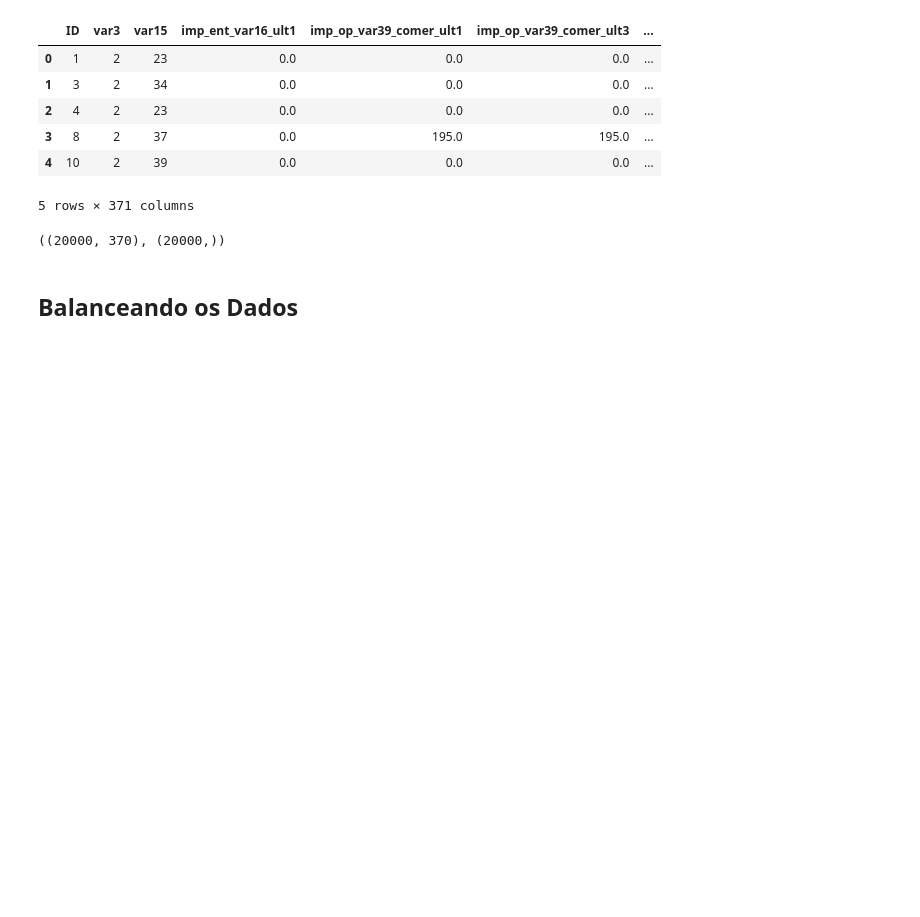
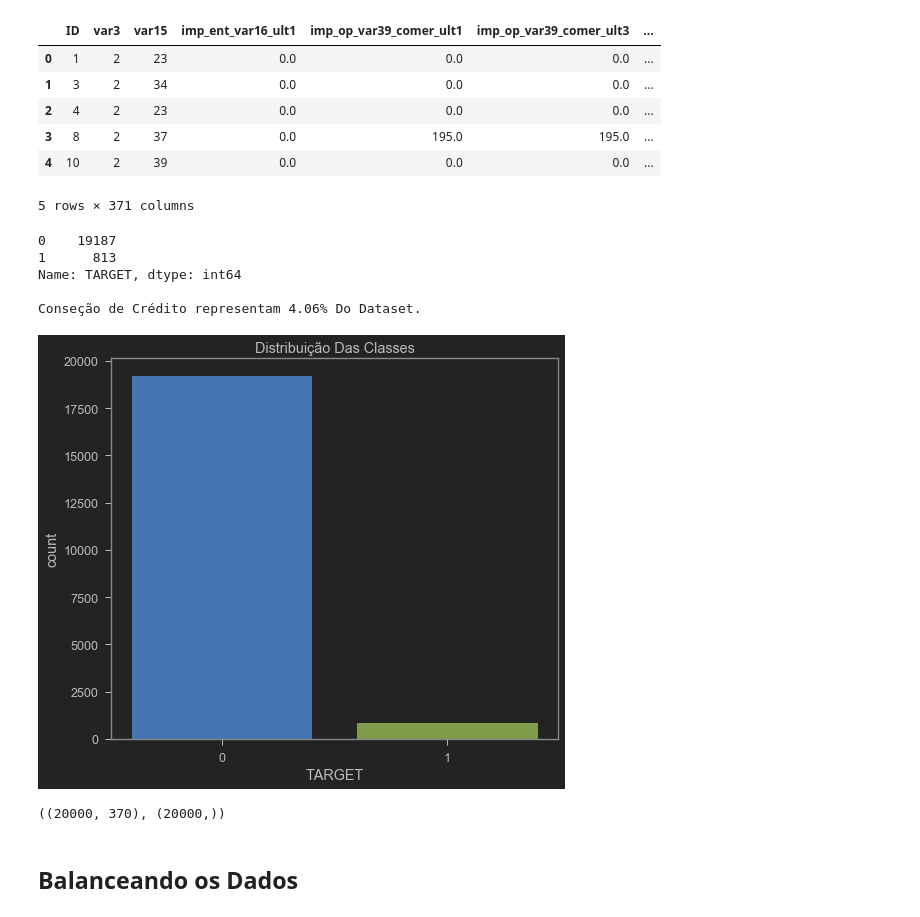
Before and after one commit to philipesantos136/Portfolio, a Jupyter notebook: Feature-Selection/Parâmetros constantes, Semi-constantes e Duplicados.ipynb, the cells around one changed output. Saved outputs shown, nothing was run; the diff lists cells and outputs as text; code cells hidden in the pictures; blank space fills up the shorter version.

```diff
--- a/Feature-Selection/Parâmetros constantes, Semi-constantes e Duplicados.ipynb
+++ b/Feature-Selection/Parâmetros constantes, Semi-constantes e Duplicados.ipynb
@@ -51,6 +53,24 @@ data.head()
 | 3 | 8 | 2 | 37 | 0.0 | 195.0 | 195.0 | ... |
 | 4 | 10 | 2 | 39 | 0.0 | 0.0 | 0.0 | ... |
 5 rows × 371 columns
+# %%
+# checando a distribuição da variável alvo
+print(data.TARGET.value_counts())
+print("\nConseção de Crédito representam {:.2f}% Do Dataset.\n".format((data[data.TARGET == 1].shape[0] / data.shape[0]) * 100))
+
+# plotando gráfico de barras
+fig, ax = plt.subplots()
+sns.countplot('TARGET', data=data, ax=ax)
+ax.set_title('Distribuição Das Classes')
+plt.plot()
+plt.savefig('original_dist.png')
+# %% [output]
+0    19187
+1      813
+Name: TARGET, dtype: int64
+
+Conseção de Crédito representam 4.06% Do Dataset.
+[figure, added]
 # %%
 X = data.drop('TARGET', axis = 1)
 y = data['TARGET']
```
Also changed, not shown: parts of 16 cells of this notebook, 1 other file.
